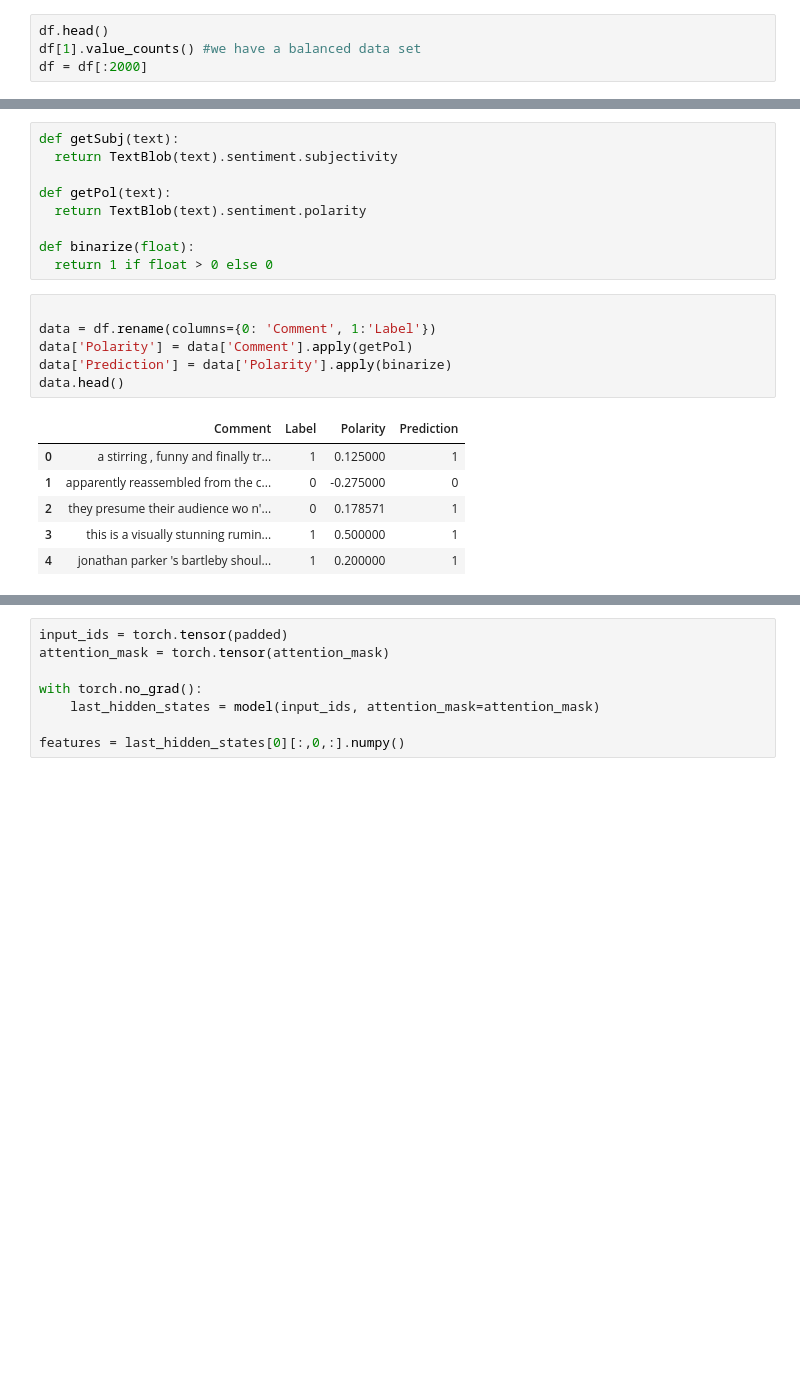
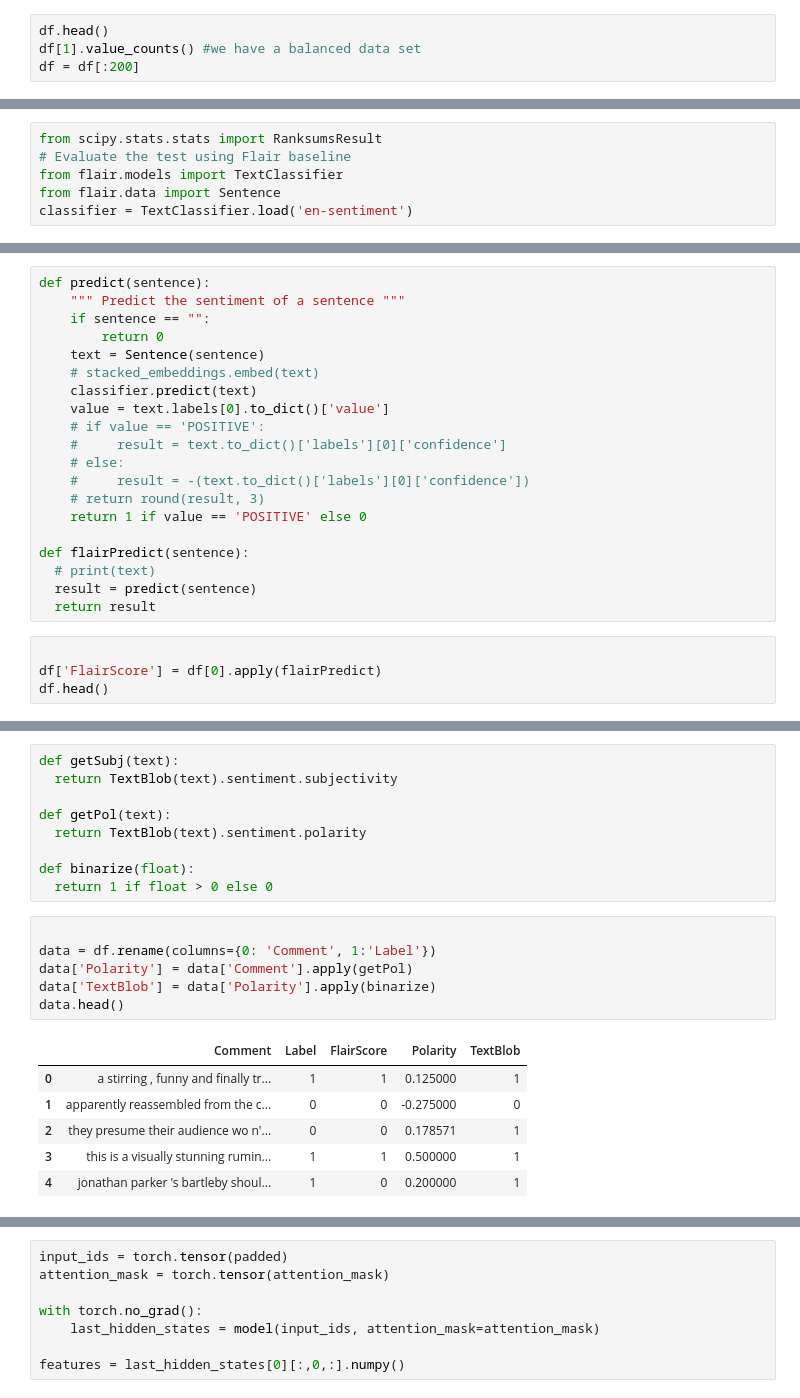
Before and after one commit to cdwangco/SentimentAnalysisProject, a Jupyter notebook: MLProjectYTSentimentAnalysis.ipynb, the cells around one changed output, grey strips where cells are left out. Cells and saved outputs as stored; diff of their text form; blank space fills up the shorter version.

```diff
--- a/MLProjectYTSentimentAnalysis.ipynb
+++ b/MLProjectYTSentimentAnalysis.ipynb
@@ -16,4 +16,4 @@ df = pd.read_csv('https://github.com/clairett/pytorch-sentiment-classification/r
 # %%
 df.head()
 df[1].value_counts() #we have a balanced data set
-df = df[:2000]
+df = df[:200]
@@ -19,0 +40,6 @@ df = df[:2000]
+# %%
+from scipy.stats.stats import RanksumsResult
+# Evaluate the test using Flair baseline
+from flair.models import TextClassifier
+from flair.data import Sentence
+classifier = TextClassifier.load('en-sentiment')
@@ -19,0 +51,24 @@ df = df[:2000]
+# %%
+def predict(sentence):
+    """ Predict the sentiment of a sentence """
+    if sentence == "":
+        return 0
+    text = Sentence(sentence)
+    # stacked_embeddings.embed(text)
+    classifier.predict(text)
+    value = text.labels[0].to_dict()['value']
+    # if value == 'POSITIVE':
+    #     result = text.to_dict()['labels'][0]['confidence']
+    # else:
+    #     result = -(text.to_dict()['labels'][0]['confidence'])
+    # return round(result, 3)
+    return 1 if value == 'POSITIVE' else 0
+
+def flairPredict(sentence):
+  # print(text)
+  result = predict(sentence)
+  return result
+# %%
+
+df['FlairScore'] = df[0].apply(flairPredict)
+df.head()
@@ -32,16 +94,16 @@ def binarize(float):
 # %%
 
 data = df.rename(columns={0: 'Comment', 1:'Label'})
 data['Polarity'] = data['Comment'].apply(getPol)
-data['Prediction'] = data['Polarity'].apply(binarize)
+data['TextBlob'] = data['Polarity'].apply(binarize)
 data.head()
 # %% [output]
-|  | Comment | Label | Polarity | Prediction |
-| 0 | a stirring , funny and finally tr... | 1 | 0.125000 | 1 |
-| 1 | apparently reassembled from the c... | 0 | -0.275000 | 0 |
-| 2 | they presume their audience wo n'... | 0 | 0.178571 | 1 |
-| 3 | this is a visually stunning rumin... | 1 | 0.500000 | 1 |
-| 4 | jonathan parker 's bartleby shoul... | 1 | 0.200000 | 1 |
+|  | Comment | Label | FlairScore | Polarity | TextBlob |
+| 0 | a stirring , funny and finally tr... | 1 | 1 | 0.125000 | 1 |
+| 1 | apparently reassembled from the c... | 0 | 0 | -0.275000 | 0 |
+| 2 | they presume their audience wo n'... | 0 | 0 | 0.178571 | 1 |
+| 3 | this is a visually stunning rumin... | 1 | 1 | 0.500000 | 1 |
+| 4 | jonathan parker 's bartleby shoul... | 1 | 0 | 0.200000 | 1 |
 # %%
 
 !pip install transformers
```
Also changed, not shown: parts of 9 cells of this notebook.
